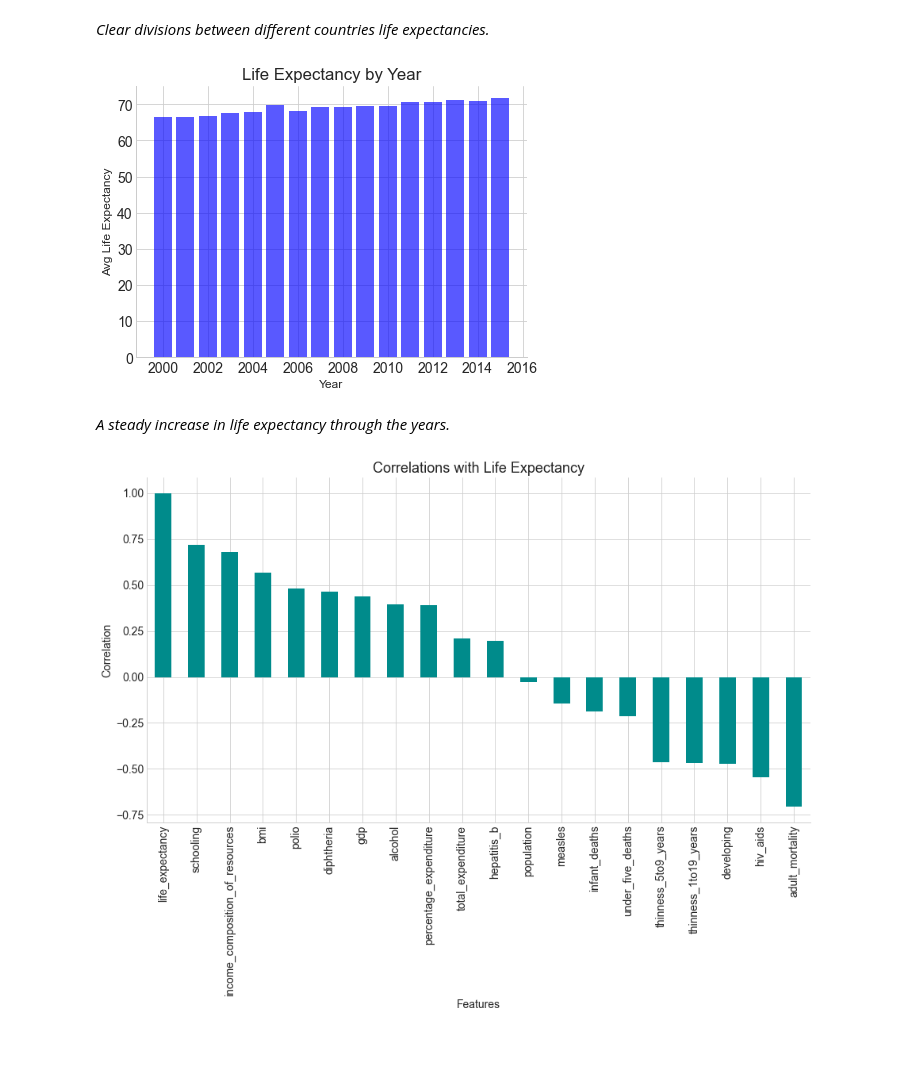
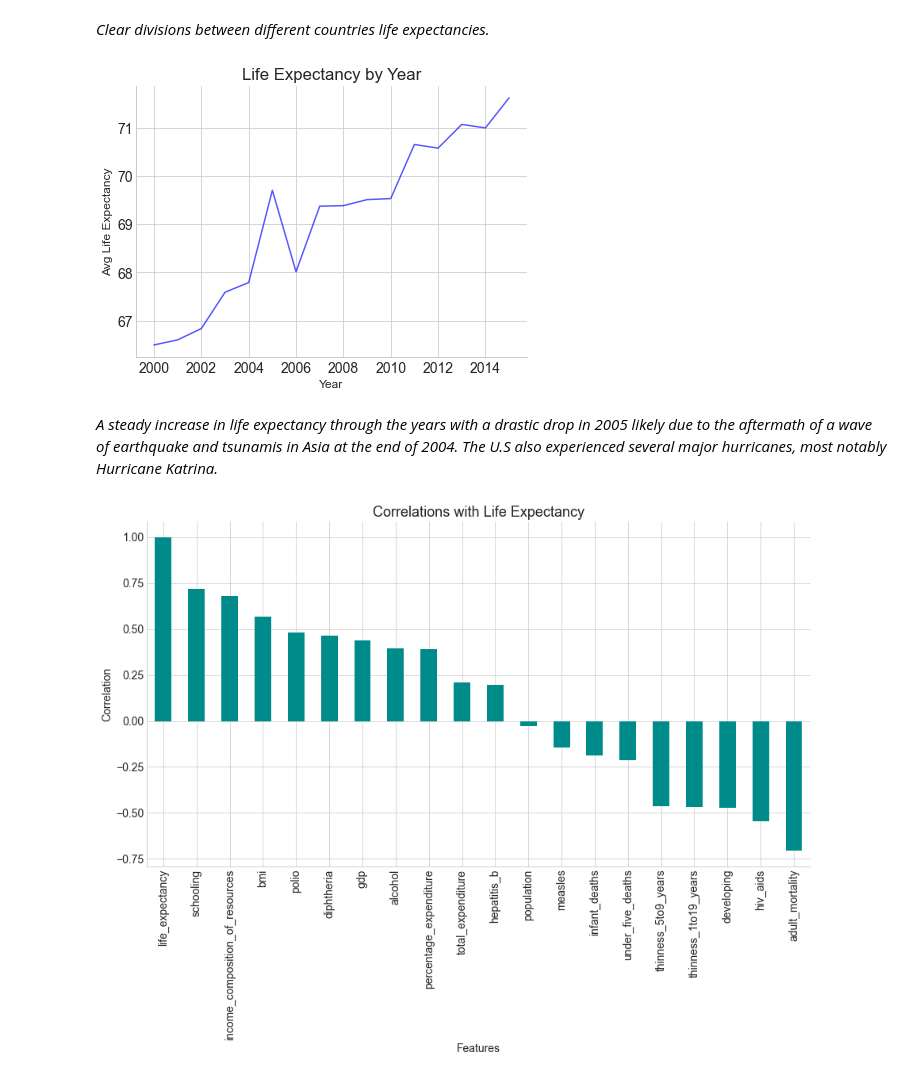
Before and after one commit to kristofer-rivera/predicting-life-expectancy, a Jupyter notebook: explore.ipynb, the cells around one changed output. Drawn from its saved outputs; the diff is of its cells as text; code cells hidden in the pictures; blank space fills up the shorter version.

Commit message:
Changed bar plot to line plot.

```diff
--- a/explore.ipynb
+++ b/explore.ipynb
@@ -90,15 +90,15 @@ plt.show()
 # %%
 # Life_Expectancy by Year using bar plot.
 plt.figure(figsize=(7,5))
-plt.bar(train.groupby('year')['year'].count().index,train.groupby('year')['life_expectancy'].mean(),color='blue',alpha=0.65)
+plt.plot(train.groupby('year')['year'].count().index,train.groupby('year')['life_expectancy'].mean(),color='blue',alpha=0.65)
 plt.xlabel("Year",fontsize=12)
 plt.ylabel("Avg Life Expectancy",fontsize=12)
 plt.title("Life Expectancy by Year")
 plt.show()
 # %% [output]
-[figure, old version]
+[figure, new version]
 # %% [markdown]
-*A steady increase in life expectancy through the years.*
+*A steady increase in life expectancy through the years with a drastic drop in 2005 likely due to the aftermath of a wave of earthquake and tsunamis in Asia at the end of 2004. The U.S also experienced several major hurricanes, most notably Hurricane Katrina.*
 # %%
 # Checking assessed_value correlation vs all variables
 
```
Also changed, not shown: 2 other files.
